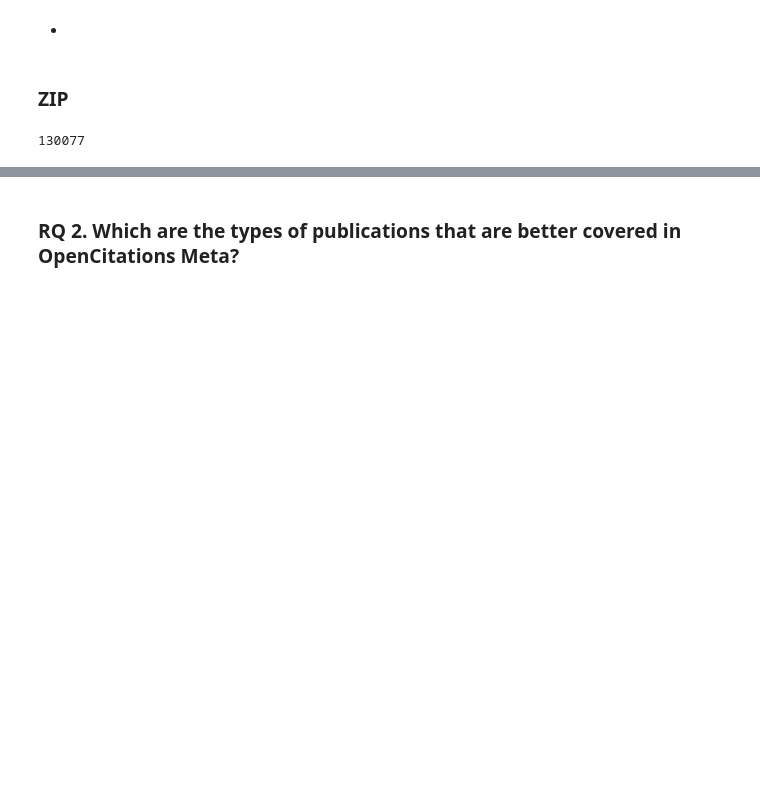
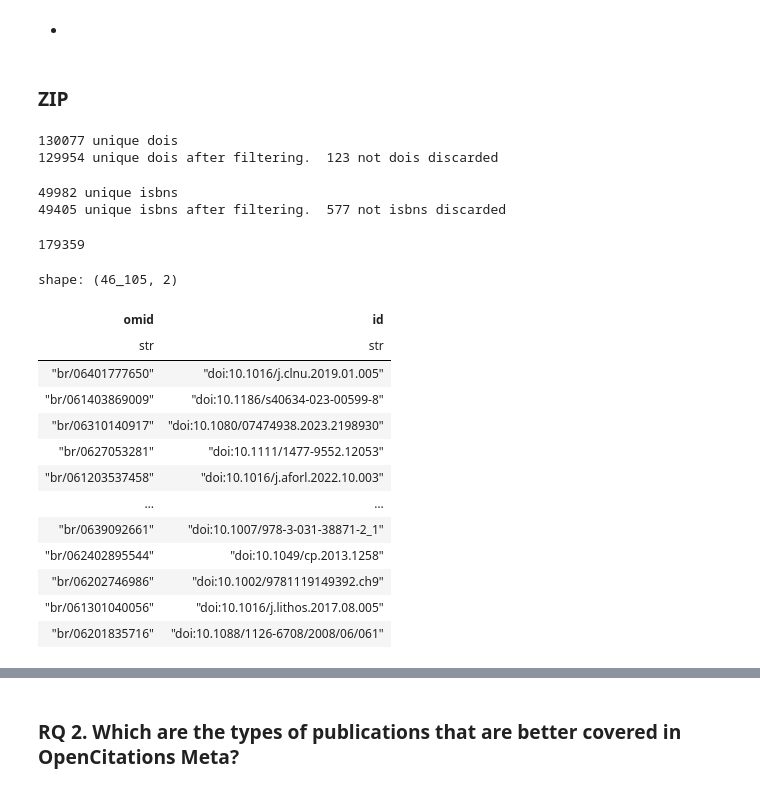
Before and after one commit to open-sci/2023-2024-atreides-code, a Jupyter notebook: leo.ipynb, the cells around one changed output, grey strips where cells are left out. Drawn from its saved outputs; the diff is of its cells as text; code cells hidden in the pictures; blank space fills up the shorter version.

```diff
--- a/leo.ipynb
+++ b/leo.ipynb
@@ -337,9 +344,77 @@ results_df.head()
 *
 # %% [markdown]
 ### ZIP
-# %%
-dois = df['IDE_DOI'].dropna().unique().tolist()
-len(dois)
-# %% [output]
-130077
+# %%
+dois = df['IDE_DOI'].dropna().unique().tolist()
+print(len(dois), 'unique dois')
+
+#filter and normalize the dois
+doi_rule = re.compile(r'10\.\d{4,}\/[^,\s;]*')
+not_doi = []
+filtered_dois = []
+
+for doi in dois:
+    match = doi_rule.search(doi)
+    if match:
+        filtered_dois.append('doi:' + match.group())
+    else:
+        not_doi.append(doi)
+
+print(len(filtered_dois), 'unique dois after filtering. ', len(not_doi), 'not dois discarded')
+# %% [output]
+130077 unique dois
+129954 unique dois after filtering.  123 not dois discarded
+# %%
+isbns = df['IDE_ISBN'].dropna().unique().tolist()
+print(len(isbns), 'unique isbns')
+
+#filter and normalize the isbns
+isbn_rule = re.compile(r'(ISBN[-]*(1[03])*[ ]*(: ){0,1})*(([0-9Xx][- ]*){13}|([0-9Xx][- ]*){10})') # ??? results to check
+not_isbn = []
+filtered_isbns = []
+
+for isbn in isbns:
+    if isbn_rule.search(isbn) is not None:
+        filtered_isbns.append('isbn:' + isbn.replace('-', '').replace(' ', ''))
+    else:
+        not_isbn.append(isbn)
+
+print(len(filtered_isbns), 'unique isbns after filtering. ', len(not_isbn), 'not isbns discarded')
+# %% [output]
+49982 unique isbns
+49405 unique isbns after filtering.  577 not isbns discarded
+# %%
+dois_isbns = filtered_dois + filtered_isbns
+len(dois_isbns)
+# %% [output]
+179359
+# %%
+omid_query = (
+    omid_lf.filter(
+        pl.col("id").is_in(dois_isbns) # is this right??
+    )
+    .collect(streaming=True)
+    )
+
+# 14s on my machine. still needs around ~6gb of memory
+
+# might not be necessary to collect the results in a dataframe?
+# its possible to query directly to openalex, since it has dois in the 'id' column. but how? contains_any is too slow.
+
+omid_query
+# %% [output]
+shape: (46_105, 2)
+| omid | id |
+| str | str |
+| "br/06401777650" | "doi:10.1016/j.clnu.2019.01.005" |
+| "br/061403869009" | "doi:10.1186/s40634-023-00599-8" |
+| "br/06310140917" | "doi:10.1080/07474938.2023.2198930" |
+| "br/0627053281" | "doi:10.1111/1477-9552.12053" |
+| "br/061203537458" | "doi:10.1016/j.aforl.2022.10.003" |
+| … | … |
+| "br/0639092661" | "doi:10.1007/978-3-031-38871-2_1" |
+| "br/062402895544" | "doi:10.1049/cp.2013.1258" |
+| "br/06202746986" | "doi:10.1002/9781119149392.ch9" |
+| "br/061301040056" | "doi:10.1016/j.lithos.2017.08.005" |
+| "br/06201835716" | "doi:10.1088/1126-6708/2008/06/061" |
 # %%
```
Also changed, not shown: parts of 13 cells of this notebook.
